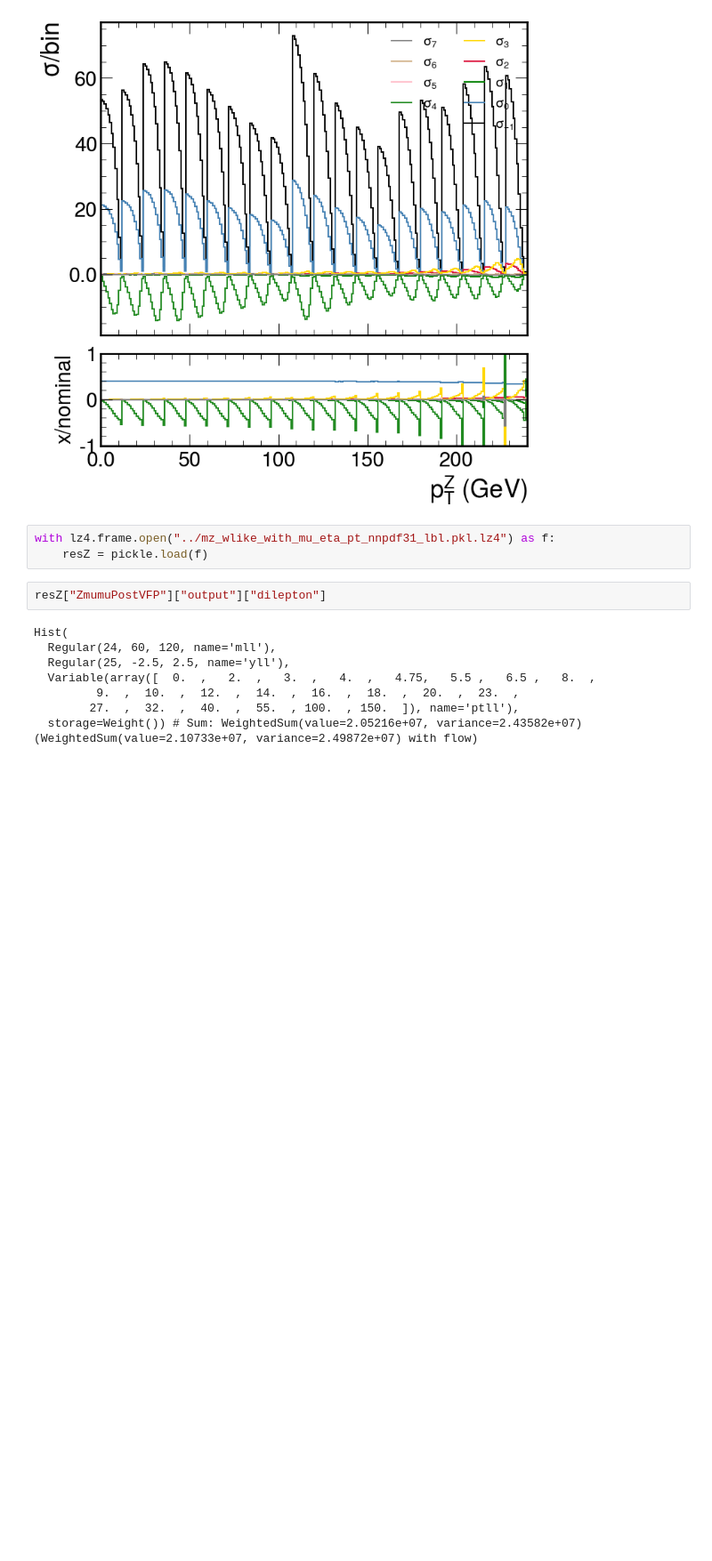
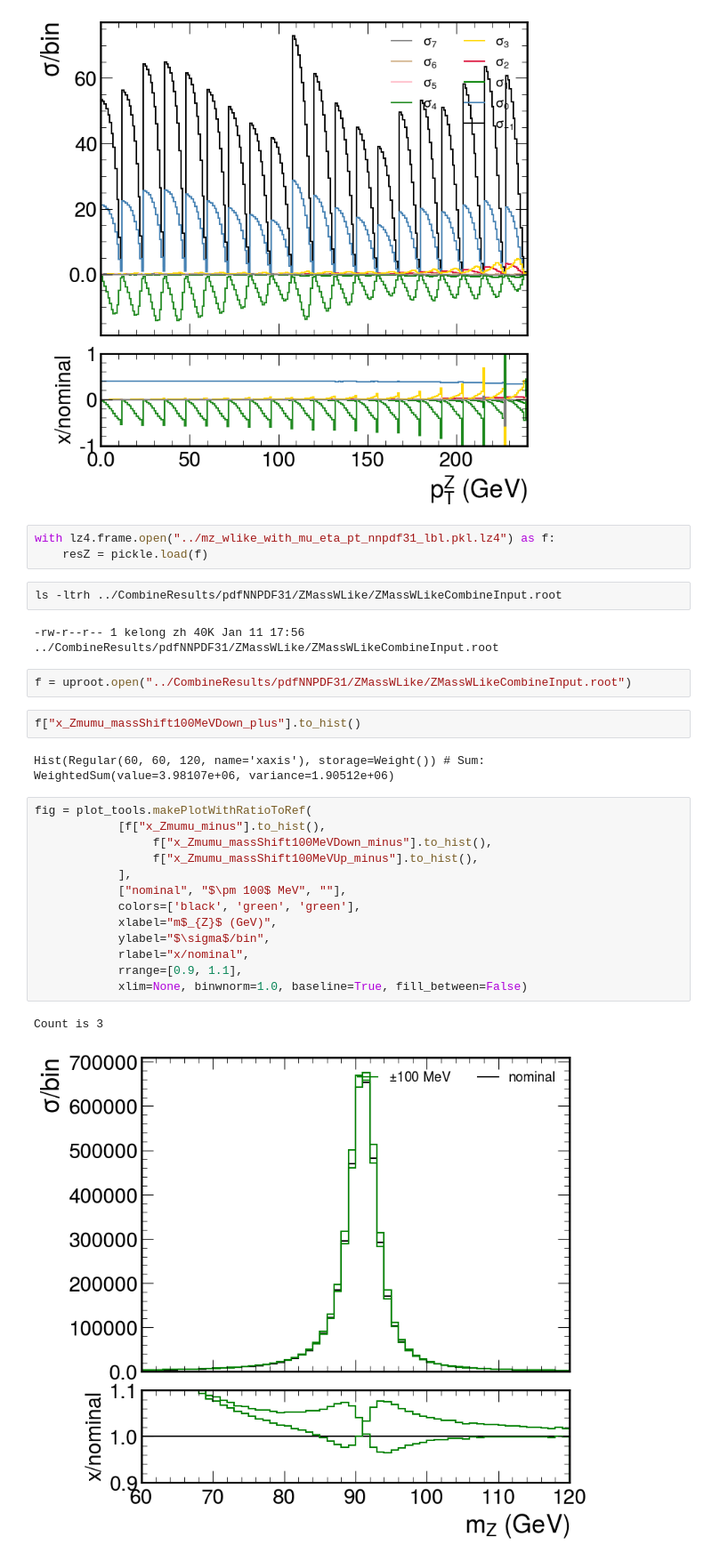
Before and after one commit to bendavid/WRemnants, a Jupyter notebook: notebooks/theoryAngularCoeffComparisons.ipynb, the cells around one changed output. Shown at 89% size. Saved outputs shown, nothing was run; the diff lists cells and outputs as text; blank space fills up the shorter version.

```diff
--- a/notebooks/theoryAngularCoeffComparisons.ipynb
+++ b/notebooks/theoryAngularCoeffComparisons.ipynb
@@ -403,13 +403,29 @@ Count is 9
 # %%
 with lz4.frame.open("../mz_wlike_with_mu_eta_pt_nnpdf31_lbl.pkl.lz4") as f:
     resZ = pickle.load(f)
+# %%
+ls -ltrh ../CombineResults/pdfNNPDF31/ZMassWLike/ZMassWLikeCombineInput.root
+# %% [output]
+-rw-r--r-- 1 kelong zh 40K Jan 11 17:56 ../CombineResults/pdfNNPDF31/ZMassWLike/ZMassWLikeCombineInput.root
 # %%
-resZ["ZmumuPostVFP"]["output"]["dilepton"]
+f = uproot.open("../CombineResults/pdfNNPDF31/ZMassWLike/ZMassWLikeCombineInput.root")
-# %% [output]
-Hist(
-  Regular(24, 60, 120, name='mll'),
-  Regular(25, -2.5, 2.5, name='yll'),
-  Variable(array([  0.  ,   2.  ,   3.  ,   4.  ,   4.75,   5.5 ,   6.5 ,   8.  ,
-         9.  ,  10.  ,  12.  ,  14.  ,  16.  ,  18.  ,  20.  ,  23.  ,
-        27.  ,  32.  ,  40.  ,  55.  , 100.  , 150.  ]), name='ptll'),
-  storage=Weight()) # Sum: WeightedSum(value=2.05216e+07, variance=2.43582e+07) (WeightedSum(value=2.10733e+07, variance=2.49872e+07) with flow)
+# %%
+f["x_Zmumu_massShift100MeVDown_plus"].to_hist()
+# %% [output]
+Hist(Regular(60, 60, 120, name='xaxis'), storage=Weight()) # Sum: WeightedSum(value=3.98107e+06, variance=1.90512e+06)
+# %%
+fig = plot_tools.makePlotWithRatioToRef(
+            [f["x_Zmumu_minus"].to_hist(),
+                 f["x_Zmumu_massShift100MeVDown_minus"].to_hist(),
+                 f["x_Zmumu_massShift100MeVUp_minus"].to_hist(),
+            ],
+            ["nominal", "$\pm 100$ MeV", ""],
+            colors=['black', 'green', 'green'],
+            xlabel="m$_{Z}$ (GeV)",
+            ylabel="$\sigma$/bin",
+            rlabel="x/nominal",
+            rrange=[0.9, 1.1],
+            xlim=None, binwnorm=1.0, baseline=True, fill_between=False)
+# %% [output]
+Count is 3
+[figure, added]
```
Also changed, not shown: 4 other files.
